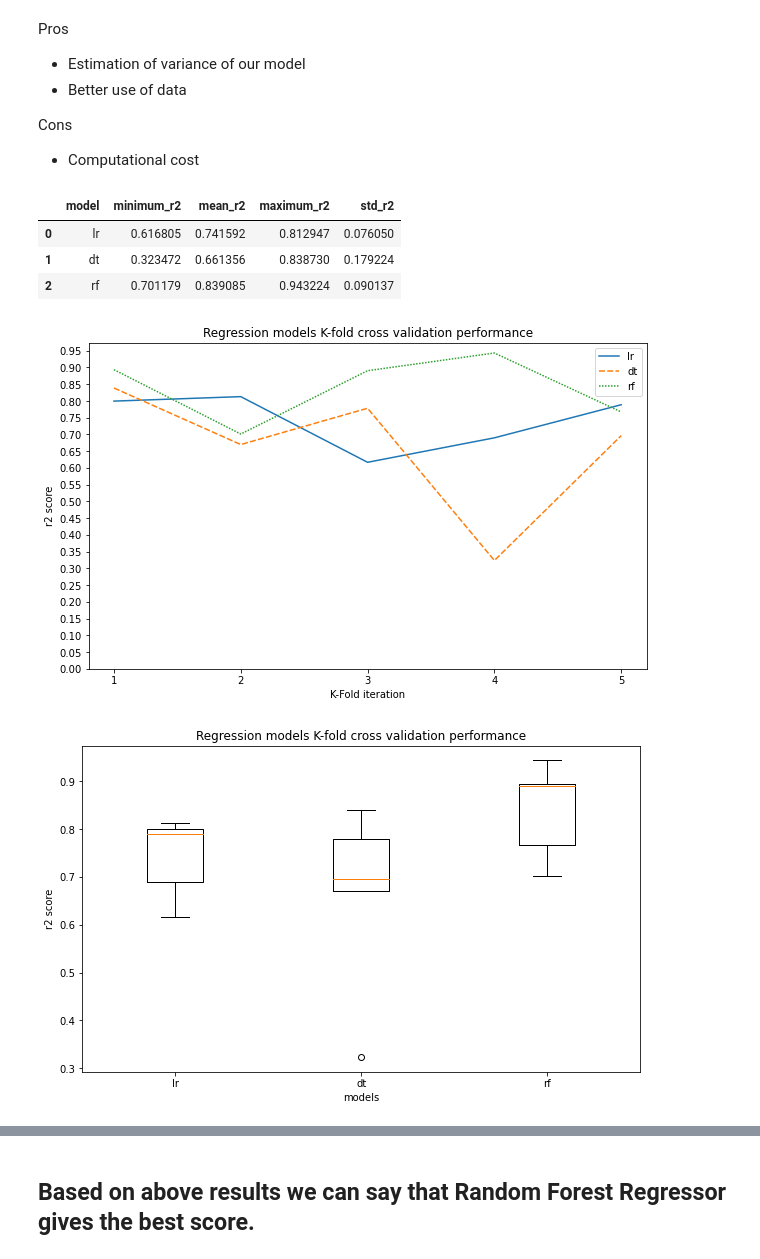
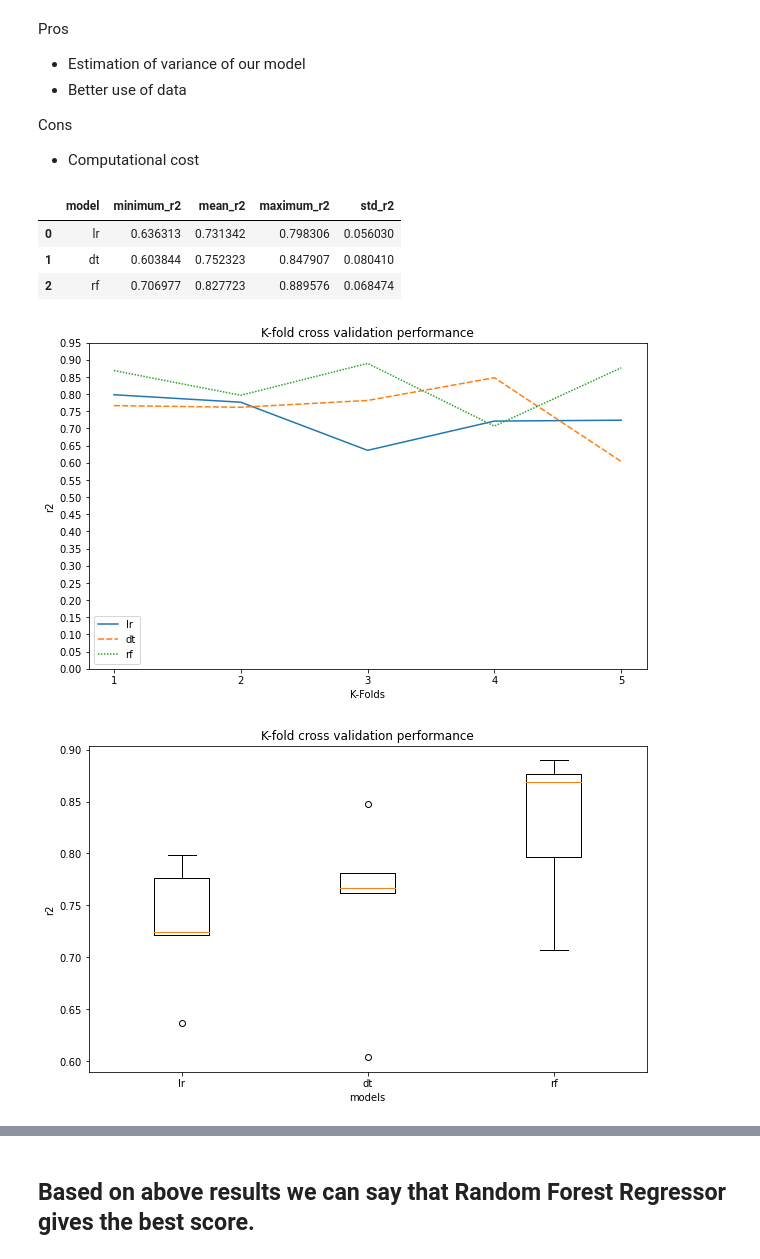
Before and after one commit to alfonsonajera/Car_Price_Predictor, a Jupyter notebook: Notebooks/06.Model Evaluation.ipynb, the cells around one changed output, grey strips where cells are left out. Saved outputs shown, nothing was run; the diff lists cells and outputs as text; code cells hidden in the pictures.

```diff
--- a/Notebooks/06.Model Evaluation.ipynb
+++ b/Notebooks/06.Model Evaluation.ipynb
@@ -122,24 +152,6 @@ Cons
 # %%
-# Models for this study
-models = []
-models.append(('lr', LinearRegression()))
-models.append(('dt', DecisionTreeRegressor()))
-models.append(('rf', RandomForestRegressor()))
-
-
-
-# Defining columns
-names = []
-results = []
-minimums = []
-means = []
-stds = []
-maximums = []
-
-scoring = 'r2'
-
 # Defining the algorithm function
-def cross_val_algorithm(name, model):
+def kfold_cross_val_algorithm(name, model):
     '''
     Function that runs the cross-validation (CV) for the named algorithm
     - name: Designation of the algorithm.
@@ -159,57 +171,57 @@ def cross_val_algorithm(name, model):
     means.append(cv_results.mean())
     stds.append(cv_results.std())
     maximums.append(cv_results.max())
-
-# Running the algorithm for each model in the list designated
-for name, model in models:
-
-    cross_val_algorithm(name, model)
-
-# Creating a DataFrame :
-models_df = pd.DataFrame({'model': names,
-                          'minimum_r2': minimums,
-                          'mean_r2': means,
-                          'maximum_r2': maximums,
-                          'std_r2': stds})
-
-
-models_df
-# %% [output]
-|  | model | minimum_r2 | mean_r2 | maximum_r2 | std_r2 |
-| 0 | lr | 0.616805 | 0.741592 | 0.812947 | 0.076050 |
-| 1 | dt | 0.323472 | 0.661356 | 0.838730 | 0.179224 |
-| 2 | rf | 0.701179 | 0.839085 | 0.943224 | 0.090137 |
+# %%
+# Running the algorithm for each model in the list designated
+for name, model in models:
+
+    kfold_cross_val_algorithm(name, model)
+
+# Creating a DataFrame :
+models_df = pd.DataFrame({'model': names,
+                          'minimum_r2': minimums,
+                          'mean_r2': means,
+                          'maximum_r2': maximums,
+                          'std_r2': stds})
+
+
+models_df
+# %% [output]
+|  | model | minimum_r2 | mean_r2 | maximum_r2 | std_r2 |
+| 0 | lr | 0.636313 | 0.731342 | 0.798306 | 0.056030 |
+| 1 | dt | 0.603844 | 0.752323 | 0.847907 | 0.080410 |
+| 2 | rf | 0.706977 | 0.827723 | 0.889576 | 0.068474 |
 # %%
 import seaborn as sns
 # %%
 plt.figure(figsize=(10, 6))
 
 sns.lineplot(data=results, dashes=True)
 
-plt.title('Regression models K-fold cross validation performance')
+plt.title('K-fold cross validation performance')
 plt.xticks(list(range(0, 5)), list(range(1, 6)))
-plt.xlabel('K-Fold iteration')
+plt.xlabel('K-Folds')
 plt.yticks(np.arange(0, 1, .05))
-plt.ylabel('r2 score')
+plt.ylabel('r2')
 
 plt.legend(names)
 
 
 plt.show()
 # %% [output]
-[figure, old version]
+[figure, new version]
 # %%
 fig , ax1 = plt.subplots(figsize=(10,6))
-ax1.set_title("Regression models K-fold cross validation performance")
+ax1.set_title("K-fold cross validation performance")
 ax1.set_xlabel('models')
-ax1.set_ylabel('r2 score')
+ax1.set_ylabel('r2')
 labels = names
 ax1.boxplot(results)
 ax1.set_xticklabels(labels)
 
 fig.show()
 # %% [output]
-[figure, old version]
+[figure, new version]
 # %%
 models_df.set_index('model', inplace = True)
 # %%
```
Also changed, not shown: parts of 13 cells of this notebook.
